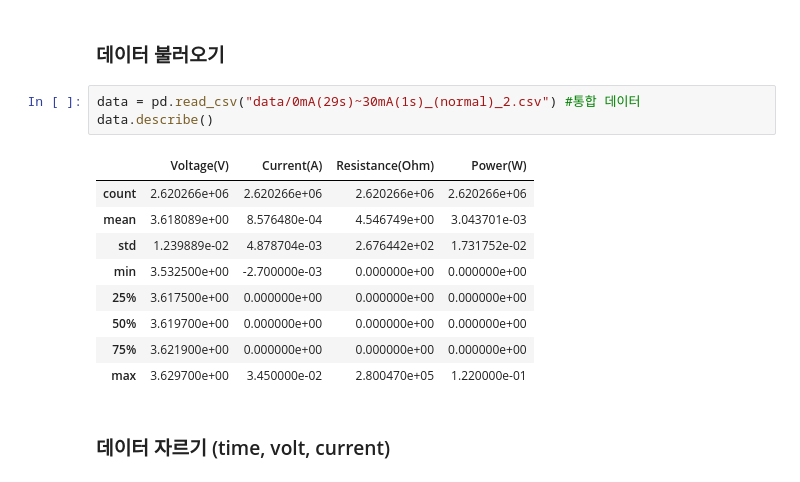
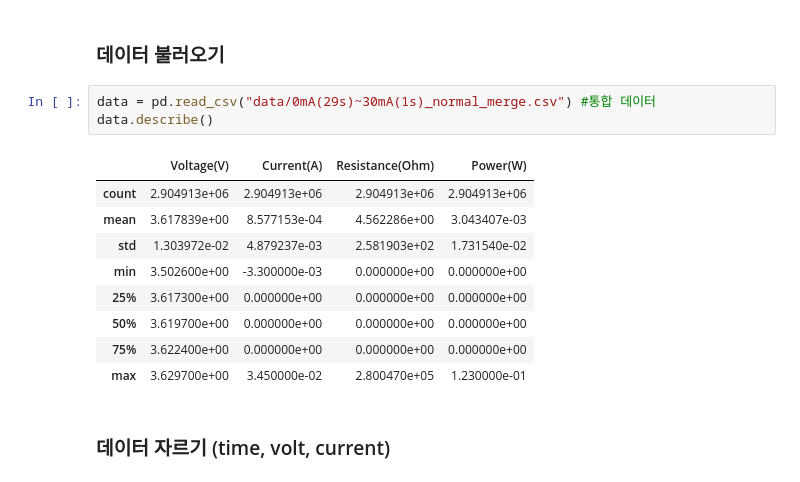
Before and after one commit to minD9it/Battery, a Jupyter notebook: DataAnalysis_NORMAL.ipynb, the cells around one changed output. Drawn from its saved outputs; the diff is of its cells as text.

```diff
--- a/DataAnalysis_NORMAL.ipynb
+++ b/DataAnalysis_NORMAL.ipynb
@@ -10,18 +10,18 @@ from tqdm import tqdm
 # %% [markdown]
 ### 데이터 불러오기
 # %%
-data = pd.read_csv("data/0mA(29s)~30mA(1s)_(normal)_2.csv") #통합 데이터
+data = pd.read_csv("data/0mA(29s)~30mA(1s)_normal_merge.csv") #통합 데이터
 data.describe()
 # %% [output]
 |  | Voltage(V) | Current(A) | Resistance(Ohm) | Power(W) |
-| count | 2.620266e+06 | 2.620266e+06 | 2.620266e+06 | 2.620266e+06 |
-| mean | 3.618089e+00 | 8.576480e-04 | 4.546749e+00 | 3.043701e-03 |
-| std | 1.239889e-02 | 4.878704e-03 | 2.676442e+02 | 1.731752e-02 |
-| min | 3.532500e+00 | -2.700000e-03 | 0.000000e+00 | 0.000000e+00 |
-| 25% | 3.617500e+00 | 0.000000e+00 | 0.000000e+00 | 0.000000e+00 |
+| count | 2.904913e+06 | 2.904913e+06 | 2.904913e+06 | 2.904913e+06 |
+| mean | 3.617839e+00 | 8.577153e-04 | 4.562286e+00 | 3.043407e-03 |
+| std | 1.303972e-02 | 4.879237e-03 | 2.581903e+02 | 1.731540e-02 |
+| min | 3.502600e+00 | -3.300000e-03 | 0.000000e+00 | 0.000000e+00 |
+| 25% | 3.617300e+00 | 0.000000e+00 | 0.000000e+00 | 0.000000e+00 |
 | 50% | 3.619700e+00 | 0.000000e+00 | 0.000000e+00 | 0.000000e+00 |
-| 75% | 3.621900e+00 | 0.000000e+00 | 0.000000e+00 | 0.000000e+00 |
-| max | 3.629700e+00 | 3.450000e-02 | 2.800470e+05 | 1.220000e-01 |
+| 75% | 3.622400e+00 | 0.000000e+00 | 0.000000e+00 | 0.000000e+00 |
+| max | 3.629700e+00 | 3.450000e-02 | 2.800470e+05 | 1.230000e-01 |
 # %% [markdown]
 ### 데이터 자르기 (time, volt, current)
 # %%
```
Also changed, not shown: parts of 21 cells of this notebook.
